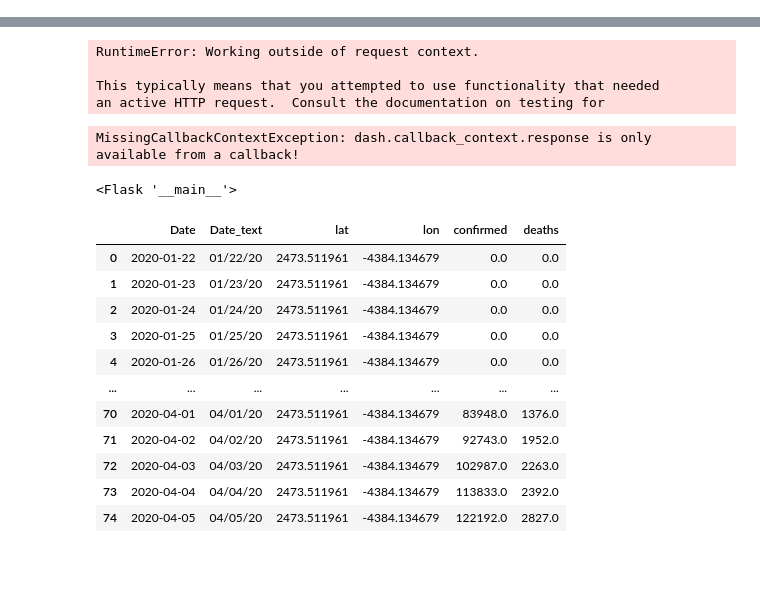
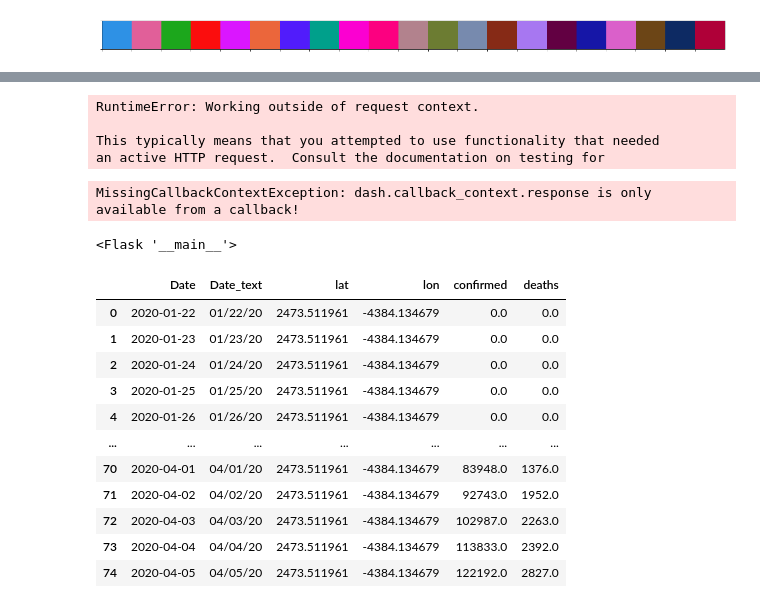
Before and after one commit to jwillis0720/covid_19, a Jupyter notebook: Sandbox.ipynb, the cells around one changed output, grey strips where cells are left out. Saved outputs shown, nothing was run; the diff lists cells and outputs as text; code cells hidden in the pictures; blank space fills up the shorter version.

```diff
--- a/Sandbox.ipynb
+++ b/Sandbox.ipynb
@@ -22,0 +25,4 @@ colors = plotly.colors.qualitative.Dark24
+# %%
+sns.palplot(colors)
+# %% [output]
+[figure, added]
```
Also changed, not shown: parts of 5 cells of this notebook, 6 other files.
